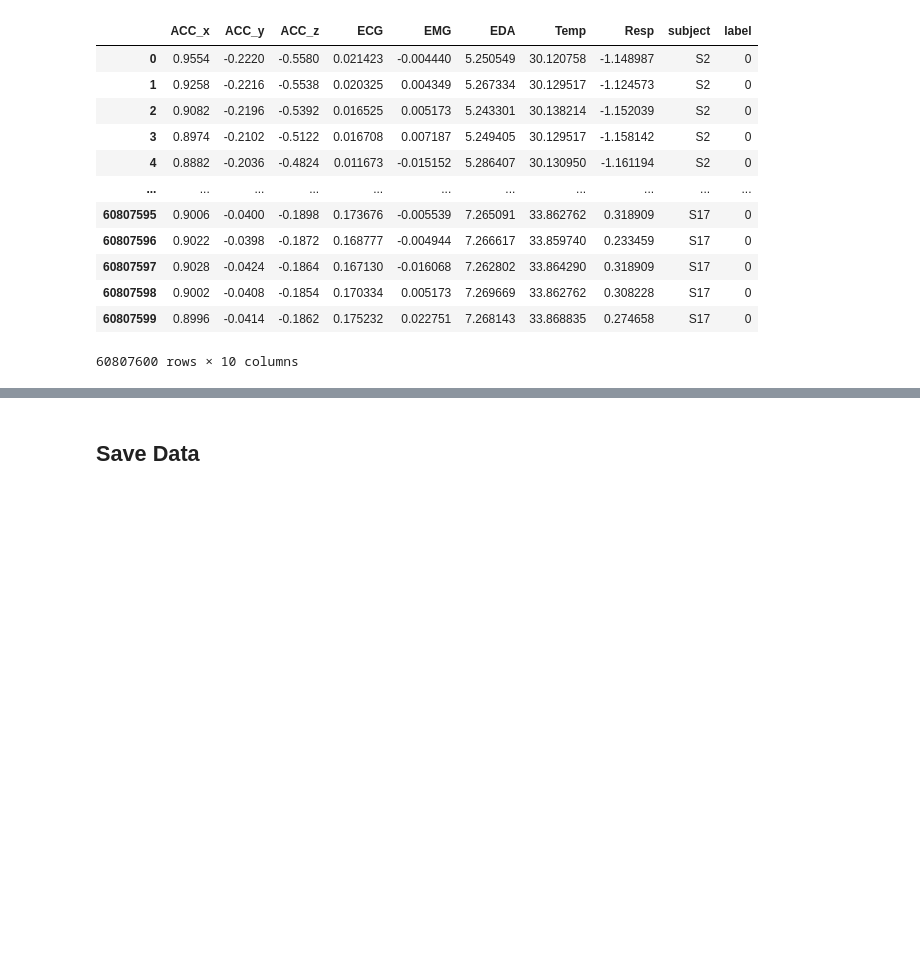
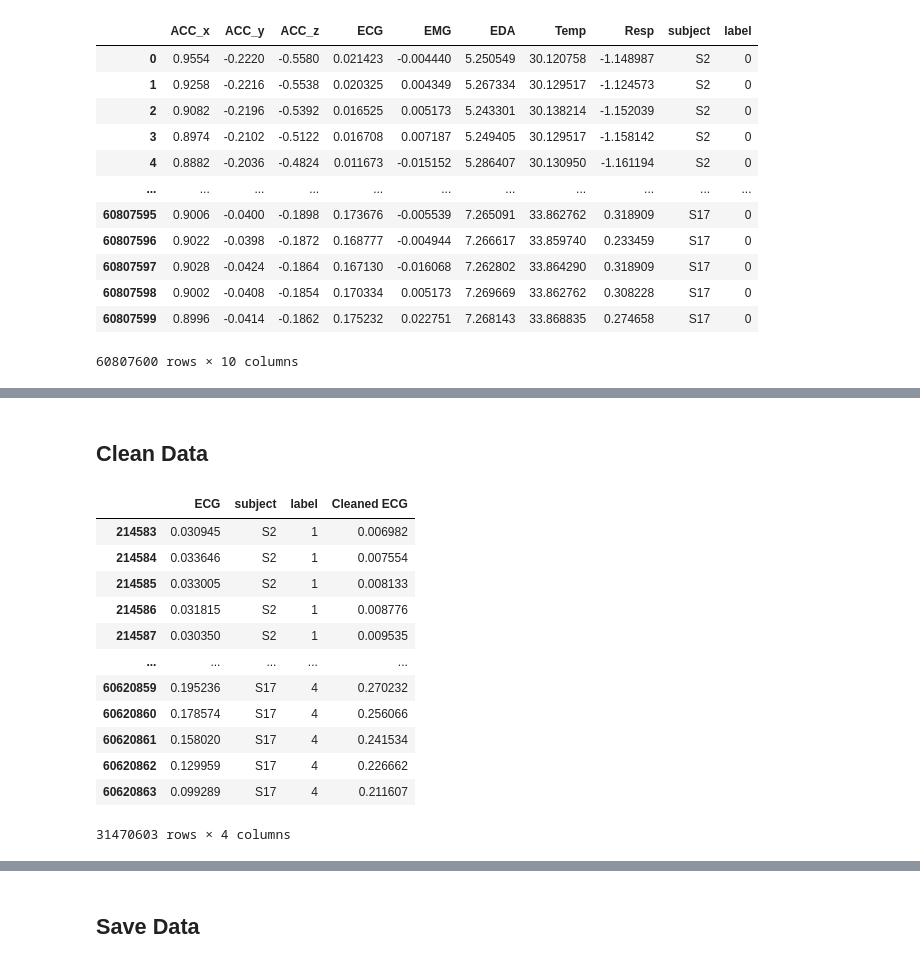
Before and after one commit to invisible-illness-project/lamina, a Jupyter notebook: notebook_experiments/create_datasets.ipynb, the cells around one changed output, grey strips where cells are left out. Cells and saved outputs as stored; diff of their text form; code cells hidden in the pictures; blank space fills up the shorter version.

```diff
--- a/notebook_experiments/create_datasets.ipynb
+++ b/notebook_experiments/create_datasets.ipynb
@@ -56,0 +84,3 @@ df_to_save
+# %%
+signal_df = copy_df.loc[:, ['ECG', 'subject', 'label']]
+signal_df
@@ -56,0 +101,19 @@ df_to_save
+# %% [markdown]
+## Clean Data
+# %%
+cleaned_signal_df = DataProcessing.get_cleaned_data(signal_df, 'ECG', 700)
+cleaned_signal_df
+# %% [output]
+|  | ECG | subject | label | Cleaned ECG |
+| 214583 | 0.030945 | S2 | 1 | 0.006982 |
+| 214584 | 0.033646 | S2 | 1 | 0.007554 |
+| 214585 | 0.033005 | S2 | 1 | 0.008133 |
+| 214586 | 0.031815 | S2 | 1 | 0.008776 |
+| 214587 | 0.030350 | S2 | 1 | 0.009535 |
+| ... | ... | ... | ... | ... |
+| 60620859 | 0.195236 | S17 | 4 | 0.270232 |
+| 60620860 | 0.178574 | S17 | 4 | 0.256066 |
+| 60620861 | 0.158020 | S17 | 4 | 0.241534 |
+| 60620862 | 0.129959 | S17 | 4 | 0.226662 |
+| 60620863 | 0.099289 | S17 | 4 | 0.211607 |
+31470603 rows × 4 columns
```
Also changed, not shown: parts of 13 cells of this notebook.
